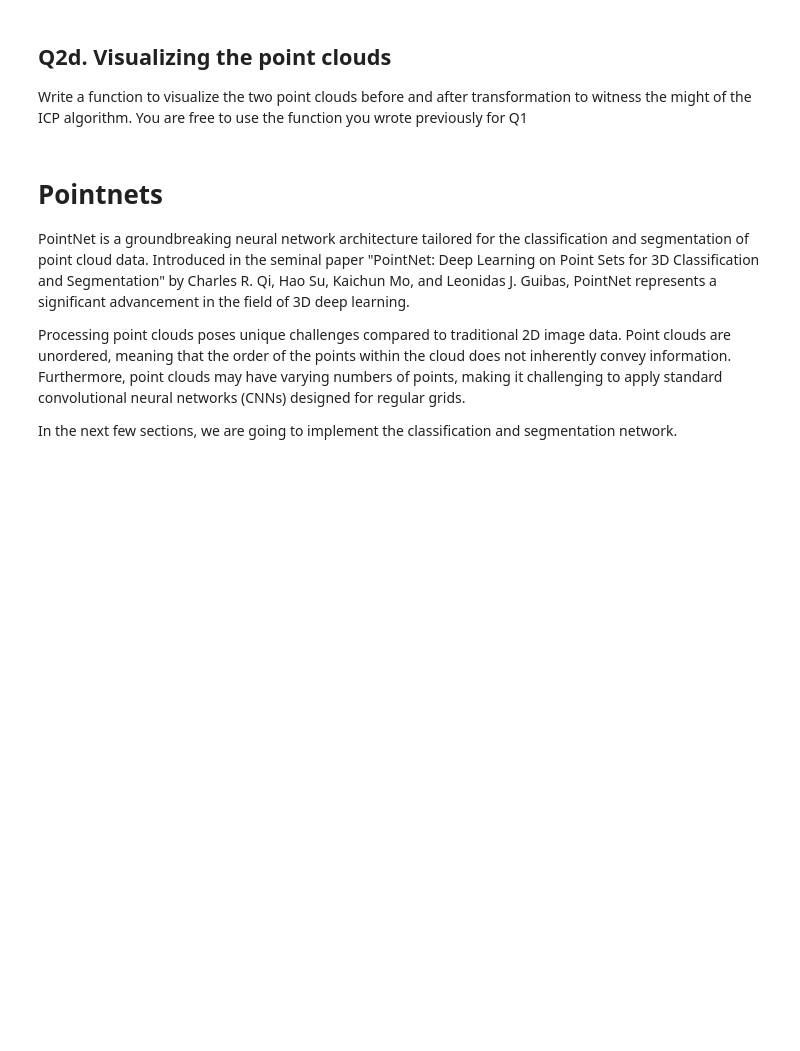
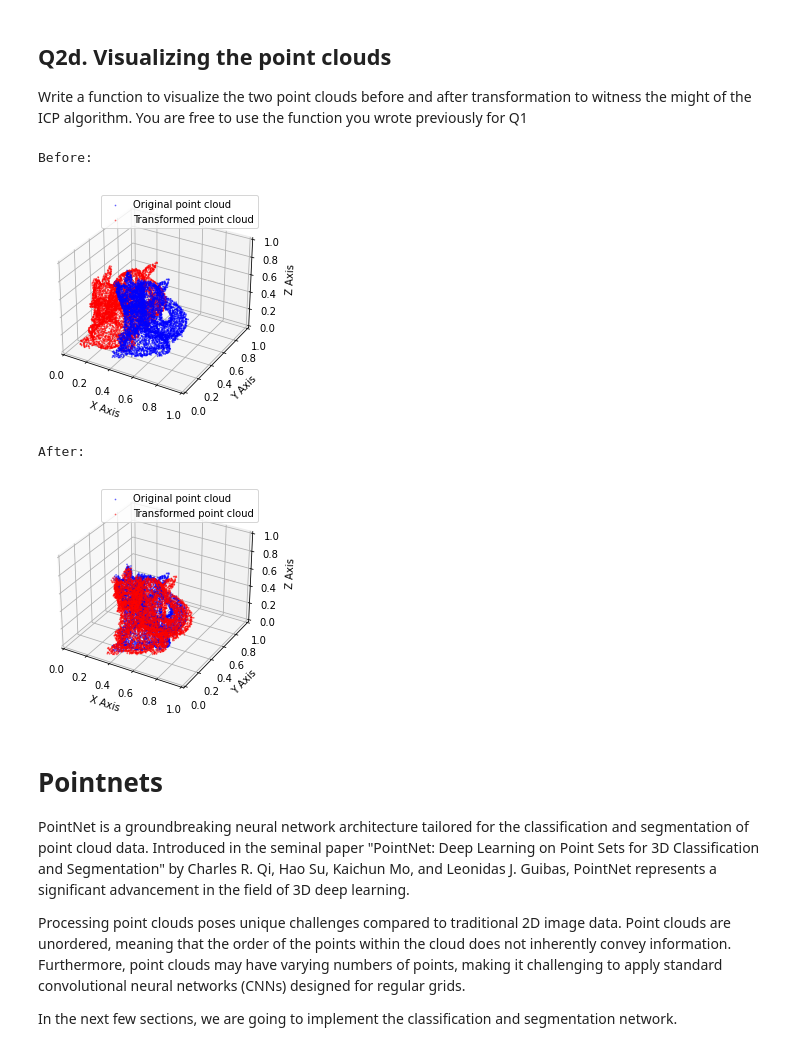
Before and after one commit to sarahjchan/3d-perception, a Jupyter notebook: point_clouds/Homework2.ipynb, the cells around one changed output. Drawn from its saved outputs; the diff is of its cells as text; code cells hidden in the pictures; blank space fills up the shorter version.

```diff
--- a/point_clouds/Homework2.ipynb
+++ b/point_clouds/Homework2.ipynb
@@ -241,23 +267,3 @@
 iii. Report the RMSE error computed from the following equation:
 
 ![](https://drive.google.com/uc?export=view&id=1cVLvZwm9T1Rj9CKHzQYdZDaokoWqup0O)
-# %%
-def ICP_algorithm(X , Y , t, R, threshold, max_iter):
-    #########################################
-    #############YOUR CODE HERE##############
-    #########################################
-    correspondences = None
-
-    ##########################################
-    return t,R,correspondences
-
-
-def RMSE_error(X, Y,t,R):
-    RMSE = None
-
-    return RMSE
-
-
-
-
-#---- Write your 'main' function to load data and use the ICP algorithm -------#
@@ -264,6 +331,31 @@ def RMSE_error(X, Y,t,R):
 # %% [markdown]
 ## Q2d. Visualizing the point clouds
 Write a function to visualize the two point clouds before and after transformation to witness the might of the ICP algorithm. You are free to use the function you wrote previously for Q1
+# %%
+def vis_two_point_clouds(point_cloud1, point_cloud2):
+    fig = plt.figure()
+    ax = fig.add_subplot(projection='3d')
+    ax.scatter(point_cloud1[:, 0], point_cloud1[:, 1], point_cloud1[:, 2], color='b', alpha=0.5, s=0.6, label='Original point cloud')
+    ax.scatter(point_cloud2[:, 0], point_cloud2[:, 1], point_cloud2[:, 2], color='r', alpha=0.5, s=0.6, label='Transformed point cloud')
+    ax.set_xlabel('X Axis')
+    ax.set_ylabel('Y Axis')
+    ax.set_zlabel('Z Axis')
+    ax.set_xlim((0, 1))
+    ax.set_ylim((0, 1))
+    ax.set_zlim((0, 1))
+    ax.legend()
+    plt.show()
+
+print('Before:')
+vis_two_point_clouds(Y, X)
+
+print('After:')
+vis_two_point_clouds(Y, final_pc)
+# %% [output]
+Before:
+[figure, added]
+After:
+[figure, added]
 # %% [markdown]
 # Pointnets
 
```
Also changed, not shown: parts of 20 cells of this notebook.
